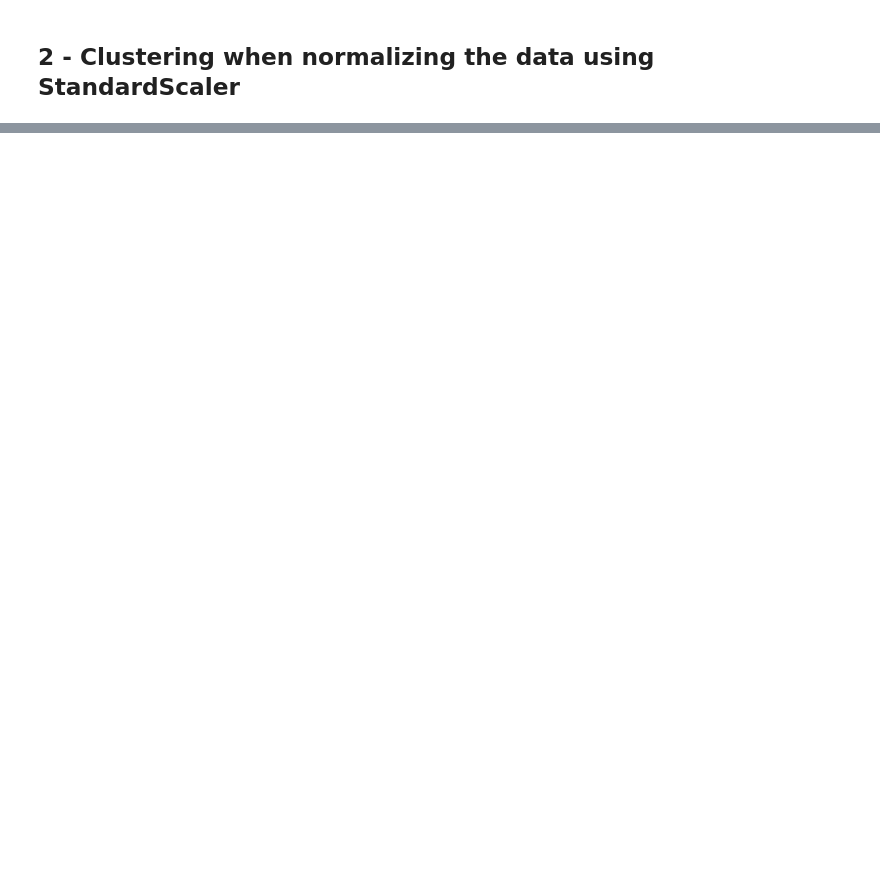
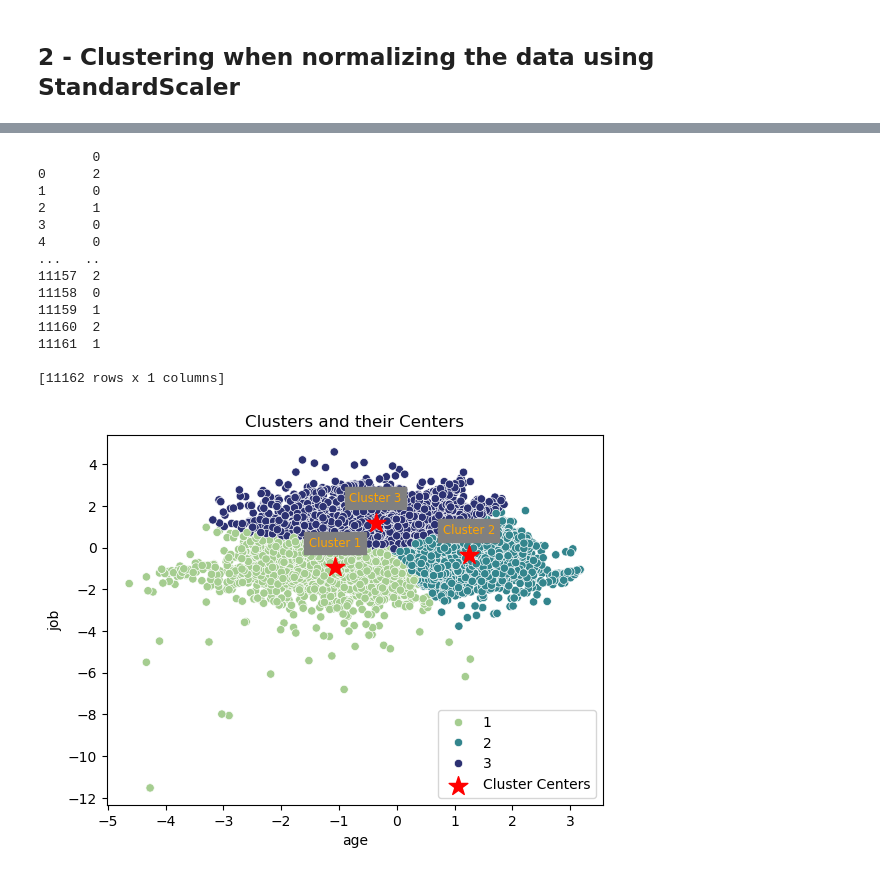
Before and after one commit to jppf22/HW4_Machine_Learning, a Jupyter notebook: code.ipynb, the cells around one changed output, grey strips where cells are left out. Cells and saved outputs as stored; diff of their text form; code cells hidden in the pictures; blank space fills up the shorter version.

```diff
--- a/code.ipynb
+++ b/code.ipynb
@@ -84,0 +181,40 @@ ValueError: could not convert string to float: 'admin.'
+# %%
+cluster = KMeans(n_clusters=3, random_state=42)
+cluster.fit(X_reduced)
+clusters_prediction = cluster.predict(X_reduced)
+#print(pd.DataFrame(clusters_prediction))
+
+cluster_centers_df = pd.DataFrame(cluster.cluster_centers_, columns=principal_components)
+
+sns.scatterplot(x=X_reduced[:, 0], y=X_reduced[:, 1], hue=(clusters_prediction+1), palette="crest")
+
+plt.scatter(cluster_centers_df[principal_components[0]], cluster_centers_df[principal_components[1]],
+            marker='*', s=200, c='red', label='Cluster Centers')
+
+for i, center in cluster_centers_df.iterrows():
+    plt.annotate(f'Cluster {i+1}', (center[principal_components[0]], center[principal_components[1]]),
+                 textcoords="offset points", xytext=(0,15), ha='center', color="orange", backgroundcolor = "gray", fontsize="small")
+
+
+
+plt.xlabel(principal_components[0])
+plt.ylabel(principal_components[1])
+plt.title("Clusters and their Centers")
+plt.legend()
+plt.show()
+# %% [output]
+       0
+0      2
+1      0
+2      1
+3      0
+4      0
+...   ..
+11157  2
+11158  0
+11159  1
+11160  2
+11161  1
+
+[11162 rows x 1 columns]
+[figure, added]
```
Also changed, not shown: parts of 15 cells of this notebook.
